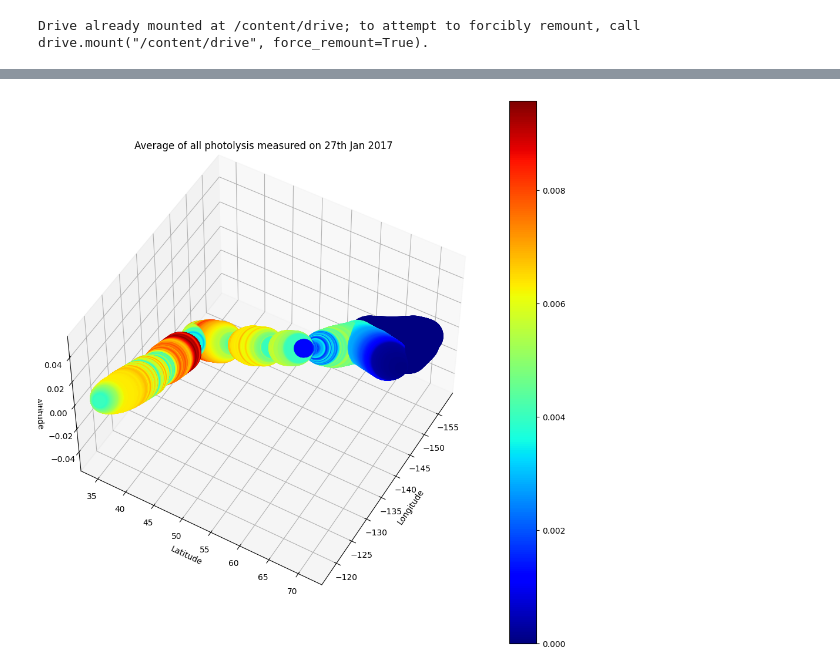
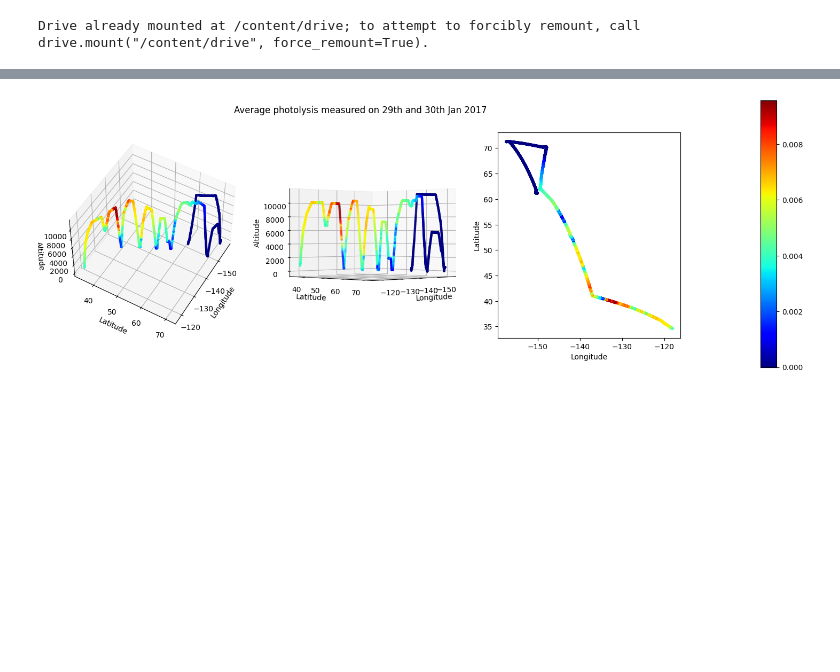
Before and after one commit to Centre-for-Atmospheric-Science-Cam-Chem/Sophies_UKCA_scripts, a Jupyter notebook: ATom_J_data.ipynb, the cells around one changed output, grey strips where cells are left out. Drawn from its saved outputs; the diff is of its cells as text; code cells hidden in the pictures; blank space fills up the shorter version.

```diff
--- a/ATom_J_data.ipynb
+++ b/ATom_J_data.ipynb
@@ -188,24 +243,32 @@ See the caveats in the documentation: https://pandas.pydata.org/pandas-docs/stab
 # %%
 # Plot an example of photolysis rates in space during 1 flight.
 x = data['G_LONG']
 y = data['G_LAT']
 z = data['G_ALT']
 j_avg = j_data.mean(axis=1)
 
-fig = plt.figure(figsize=(12, 12))
-ax = fig.add_subplot(projection="3d")
-pic = plt.scatter(x, y, z, c=j_avg, cmap='jet', marker='.')
-plt.colorbar(pic)
-plt.title("Average of all photolysis measured on 27th Jan 2017")
-plt.xlabel("Longitude")
-plt.ylabel("Latitude")
-ax.set_zlabel("Altitude")
-ax.view_init(50, 30)
-#ax.view_init(90, -90)
-#ax.view_init(0, 45)
+fig = plt.figure(figsize=(15,5))
+
+views=[(50,30), (0,45)]
+
+fig.suptitle("Average photolysis measured on 29th and 30th Jan 2017")
+
+for i in range(3):
+  if i == 2:
+    ax = fig.add_subplot(1, 3, i+1)
+    pic = ax.scatter(x, y, c=j_avg, cmap='jet', marker='.')
+  else:
+    ax = fig.add_subplot(1, 3, i+1, projection="3d")
+    ax.view_init(views[i][0], views[i][1])
+    pic = ax.scatter(x, y, z, c=j_avg, cmap='jet', marker='.')
+    ax.set_zlabel("Altitude")
+  ax.set_xlabel("Longitude")
+  ax.set_ylabel("Latitude")
+
+plt.colorbar(pic, cax=fig.add_axes([1, 0, 0.02, 1]))
 plt.show()
 # %% [output]
-[figure, old version]
+[figure, new version]
 # %%
 del all_data
 del no_empty_data
```
Also changed, not shown: parts of 4 cells of this notebook, 2 other files.
